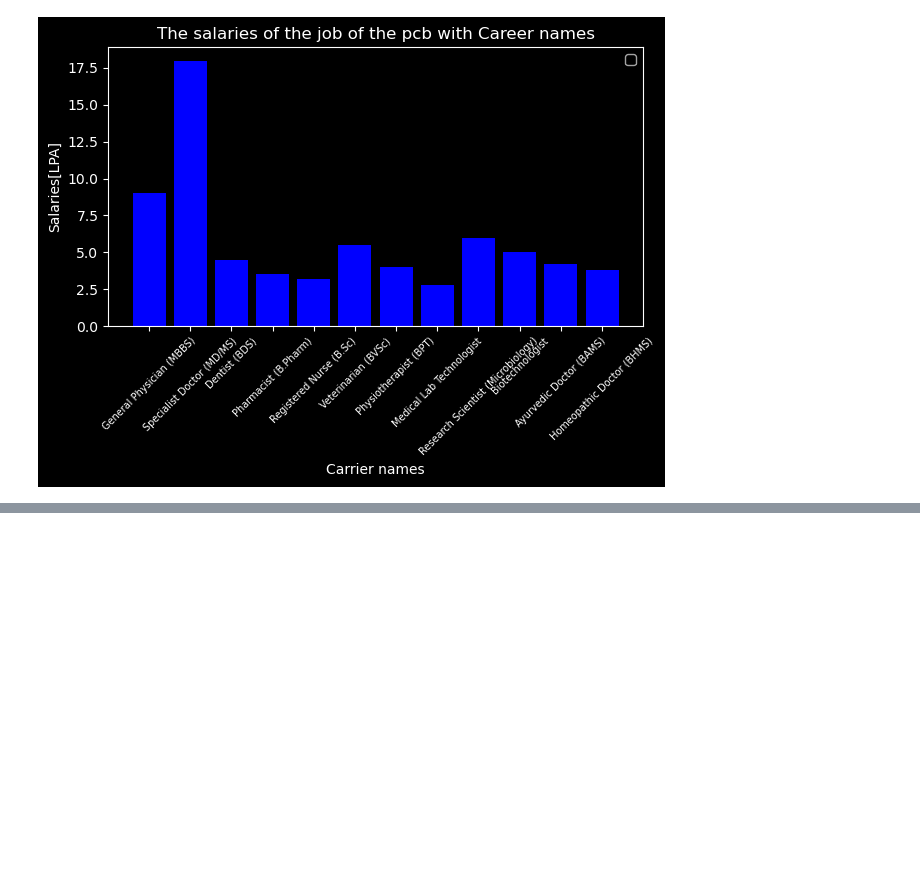
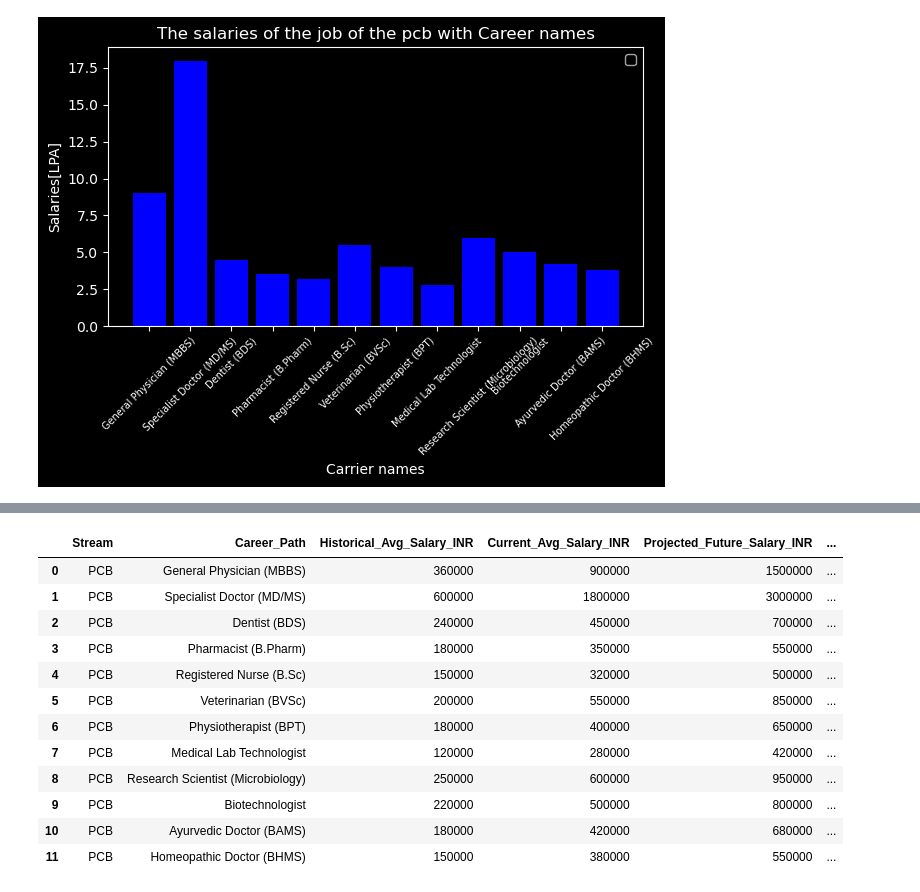
Before and after one commit to Venux09/Carrier-analysis-project, a Jupyter notebook: science stream deep analysis/science_stream_second_page.ipynb, the cells around one changed output, grey strips where cells are left out. Saved outputs shown, nothing was run; the diff lists cells and outputs as text; code cells hidden in the pictures; blank space fills up the shorter version.

```diff
--- a/science stream deep analysis/science_stream_second_page.ipynb
+++ b/science stream deep analysis/science_stream_second_page.ipynb
@@ -124,0 +150,16 @@ plt.style.use('dark_background')
+# %%
+df_pcb
+# %% [output]
+|  | Stream | Career_Path | Historical_Avg_Salary_INR | Current_Avg_Salary_INR | Projected_Future_Salary_INR | ... |
+| 0 | PCB | General Physician (MBBS) | 360000 | 900000 | 1500000 | ... |
+| 1 | PCB | Specialist Doctor (MD/MS) | 600000 | 1800000 | 3000000 | ... |
+| 2 | PCB | Dentist (BDS) | 240000 | 450000 | 700000 | ... |
+| 3 | PCB | Pharmacist (B.Pharm) | 180000 | 350000 | 550000 | ... |
+| 4 | PCB | Registered Nurse (B.Sc) | 150000 | 320000 | 500000 | ... |
+| 5 | PCB | Veterinarian (BVSc) | 200000 | 550000 | 850000 | ... |
+| 6 | PCB | Physiotherapist (BPT) | 180000 | 400000 | 650000 | ... |
+| 7 | PCB | Medical Lab Technologist | 120000 | 280000 | 420000 | ... |
+| 8 | PCB | Research Scientist (Microbiology) | 250000 | 600000 | 950000 | ... |
+| 9 | PCB | Biotechnologist | 220000 | 500000 | 800000 | ... |
+| 10 | PCB | Ayurvedic Doctor (BAMS) | 180000 | 420000 | 680000 | ... |
+| 11 | PCB | Homeopathic Doctor (BHMS) | 150000 | 380000 | 550000 | ... |
```
Also changed, not shown: parts of 8 cells of this notebook, 1 other file.
